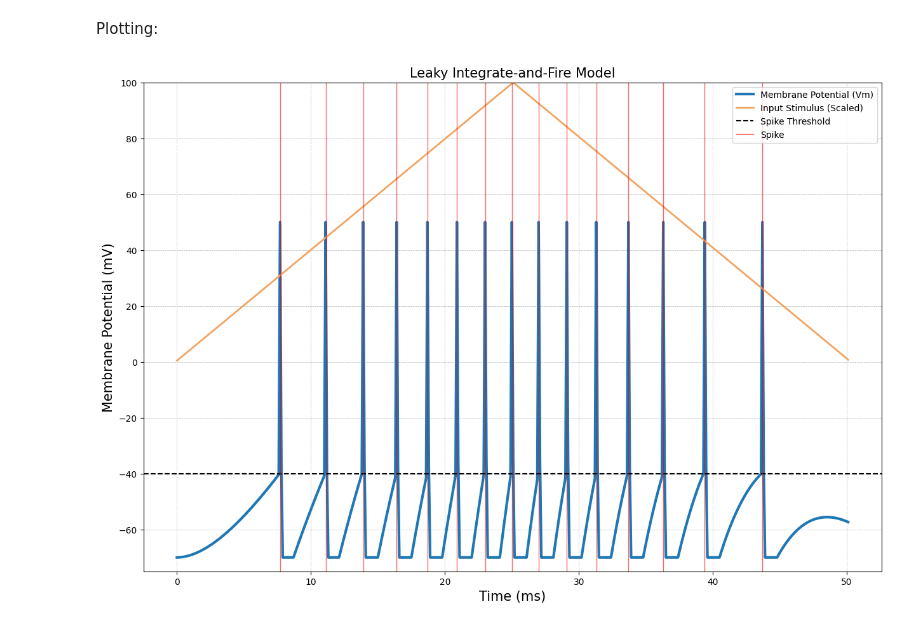
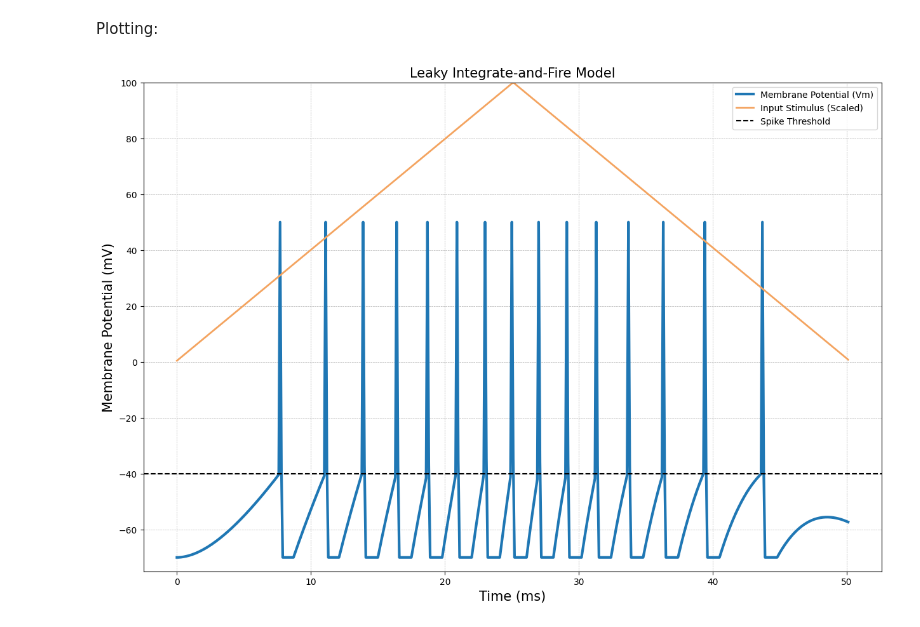
Before and after one commit to availe/CSC-455, a Jupyter notebook: LIF_Model.ipynb, the cells around one changed output. Saved outputs shown, nothing was run; the diff lists cells and outputs as text; code cells hidden in the pictures.

Commit message:
LIF_removed_spikes_graph

```diff
--- a/LIF_Model.ipynb
+++ b/LIF_Model.ipynb
@@ -107,22 +107,18 @@ Plotting:
 # %%
 plt.figure(figsize=(15,10))
 plt.title('Leaky Integrate-and-Fire Model', fontsize=15)
 plt.ylabel('Membrane Potential (mV)', fontsize=15)
 plt.xlabel('Time (ms)', fontsize=15)
 
 plt.grid(True, which='both', linestyle='--', linewidth=0.5)
 
 
 plt.plot(time_array*1e3, membrane_potential_array*1e3, linewidth=3, label = 'Membrane Potential (Vm)')
 plt.plot(time_array*1e3, (100/max(input_stimulus_array)) * input_stimulus_array, label='Input Stimulus (Scaled)', color='sandybrown', linewidth=2)
 plt.axhline(y=SPIKE_THRESHOLD_VOLTAGE, color='black', linestyle='--', label='Spike Threshold')
 
-if spikes:
-        for spike_time in spikes:
-            plt.axvline(x=spike_time, c='red', alpha=0.6, linewidth=1, label='Spike' if spikes.index(spike_time) == 0 else "_nolegend_")
-
 plt.ylim([-75,100])
 plt.legend()
 plt.show()
 # %% [output]
-[figure, old version]
+[figure, new version]
```
